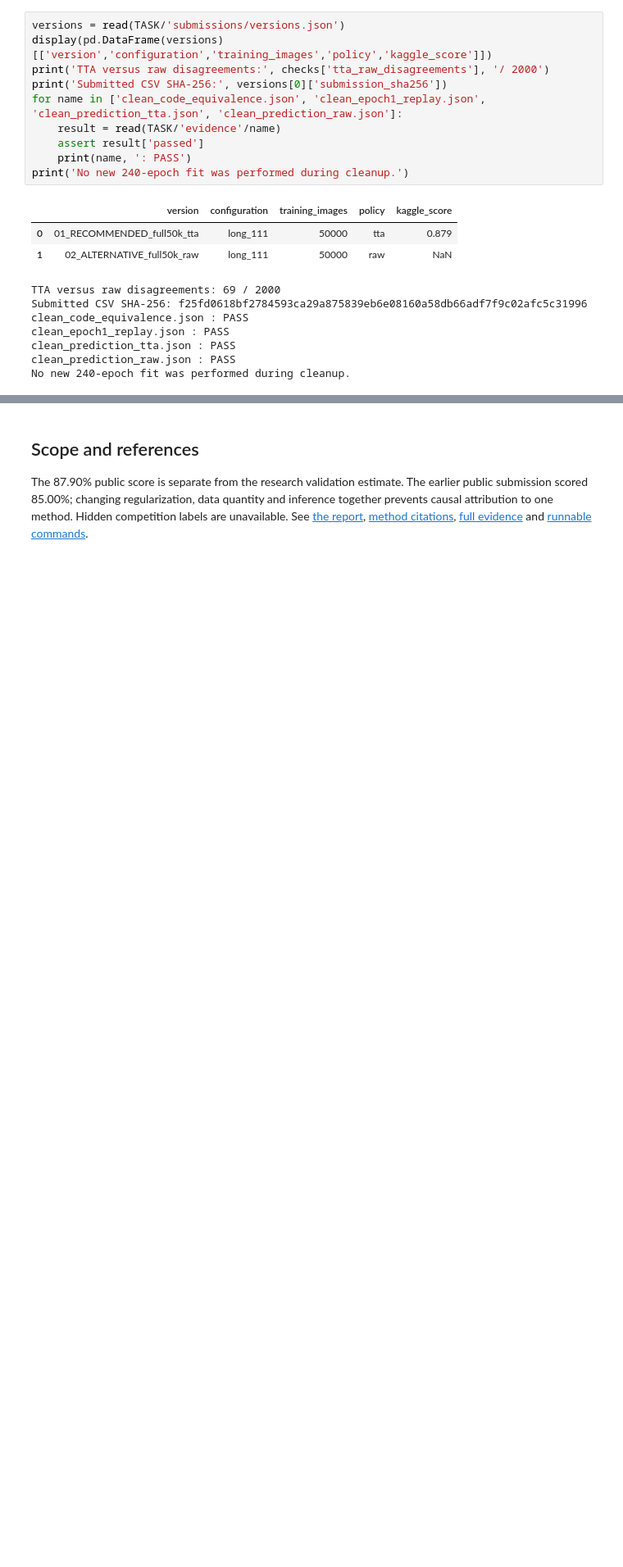
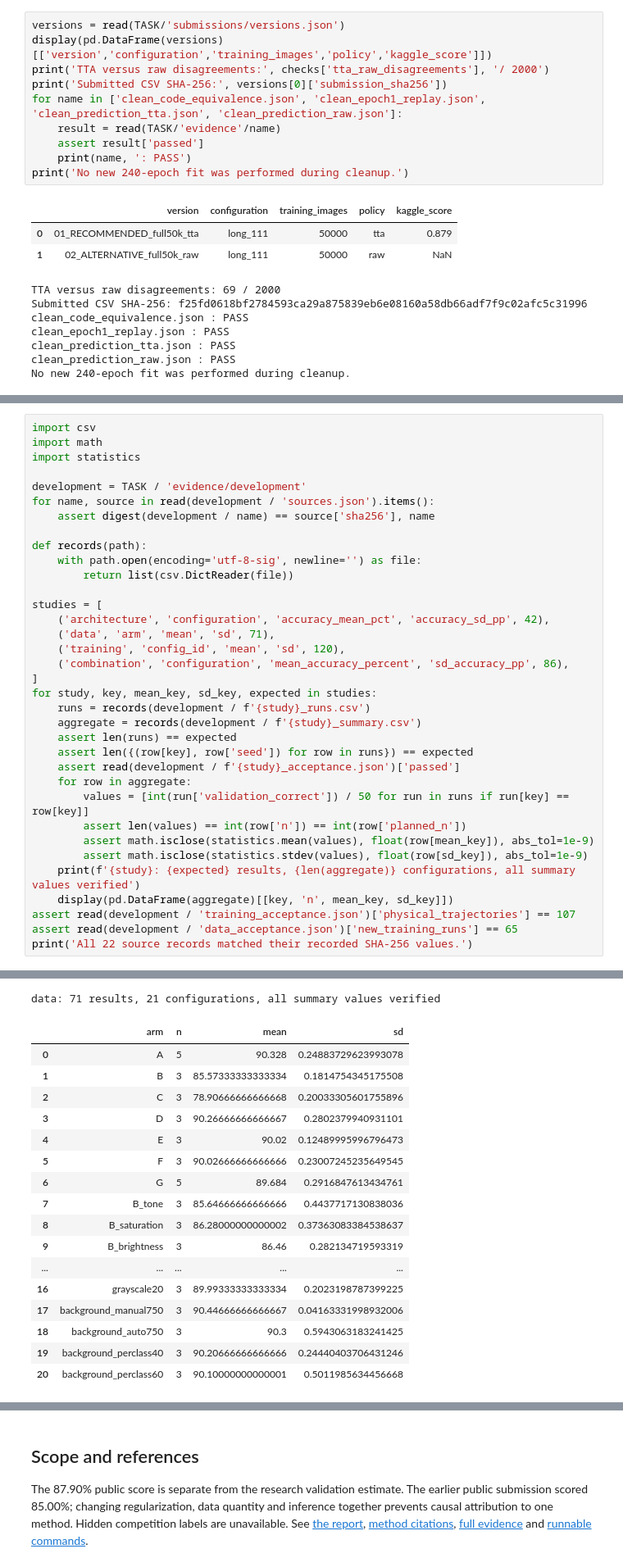
Before and after one commit to Zihan-Xu/DL-project1, a Jupyter notebook: review.ipynb, the cells around one changed output, grey strips where cells are left out. Shown at 82% size. Cells and saved outputs as stored; diff of their text form; blank space fills up the shorter version.

Commit message:
Expand submitted-v2 report with verified development experiments

```diff
--- a/review.ipynb
+++ b/review.ipynb
@@ -119,0 +123,36 @@ No new 240-epoch fit was performed during cleanup.
+# %%
+import csv
+import math
+import statistics
+
+development = TASK / 'evidence/development'
+for name, source in read(development / 'sources.json').items():
+    assert digest(development / name) == source['sha256'], name
+
+def records(path):
+    with path.open(encoding='utf-8-sig', newline='') as file:
+        return list(csv.DictReader(file))
+
+studies = [
+    ('architecture', 'configuration', 'accuracy_mean_pct', 'accuracy_sd_pp', 42),
+    ('data', 'arm', 'mean', 'sd', 71),
+    ('training', 'config_id', 'mean', 'sd', 120),
+    ('combination', 'configuration', 'mean_accuracy_percent', 'sd_accuracy_pp', 86),
+]
+for study, key, mean_key, sd_key, expected in studies:
+    runs = records(development / f'{study}_runs.csv')
+    aggregate = records(development / f'{study}_summary.csv')
+    assert len(runs) == expected
+    assert len({(row[key], row['seed']) for row in runs}) == expected
+    assert read(development / f'{study}_acceptance.json')['passed']
+    for row in aggregate:
+        values = [int(run['validation_correct']) / 50 for run in runs if run[key] == row[key]]
+        assert len(values) == int(row['n']) == int(row['planned_n'])
+        assert math.isclose(statistics.mean(values), float(row[mean_key]), abs_tol=1e-9)
+        assert math.isclose(statistics.stdev(values), float(row[sd_key]), abs_tol=1e-9)
+    print(f'{study}: {expected} results, {len(aggregate)} configurations, all summary values verified')
+    display(pd.DataFrame(aggregate)[[key, 'n', mean_key, sd_key]])
+assert read(development / 'training_acceptance.json')['physical_trajectories'] == 107
+assert read(development / 'data_acceptance.json')['new_training_runs'] == 65
+print('All 22 source records matched their recorded SHA-256 values.')
+# %% [output]
@@ -119,0 +173,18 @@ No new 240-epoch fit was performed during cleanup.
+data: 71 results, 21 configurations, all summary values verified
+|  | arm | n | mean | sd |
+| 0 | A | 5 | 90.328 | 0.24883729623993078 |
+| 1 | B | 3 | 85.57333333333334 | 0.1814754345175508 |
+| 2 | C | 3 | 78.90666666666668 | 0.20033305601755896 |
+| 3 | D | 3 | 90.26666666666667 | 0.2802379940931101 |
+| 4 | E | 3 | 90.02 | 0.12489995996796473 |
+| 5 | F | 3 | 90.02666666666666 | 0.23007245235649545 |
+| 6 | G | 5 | 89.684 | 0.2916847613434761 |
+| 7 | B_tone | 3 | 85.64666666666666 | 0.4437717130838036 |
+| 8 | B_saturation | 3 | 86.28000000000002 | 0.37363083384538637 |
+| 9 | B_brightness | 3 | 86.46 | 0.282134719593319 |
+| ... | ... | ... | ... | ... |
+| 16 | grayscale20 | 3 | 89.99333333333334 | 0.2023198787399225 |
+| 17 | background_manual750 | 3 | 90.44666666666667 | 0.04163331998932006 |
+| 18 | background_auto750 | 3 | 90.3 | 0.5943063183241425 |
+| 19 | background_perclass40 | 3 | 90.20666666666666 | 0.24440403706431246 |
+| 20 | background_perclass60 | 3 | 90.10000000000001 | 0.5011985634456668 |
```
Also changed, not shown: parts of 2 cells of this notebook, 30 other files.
